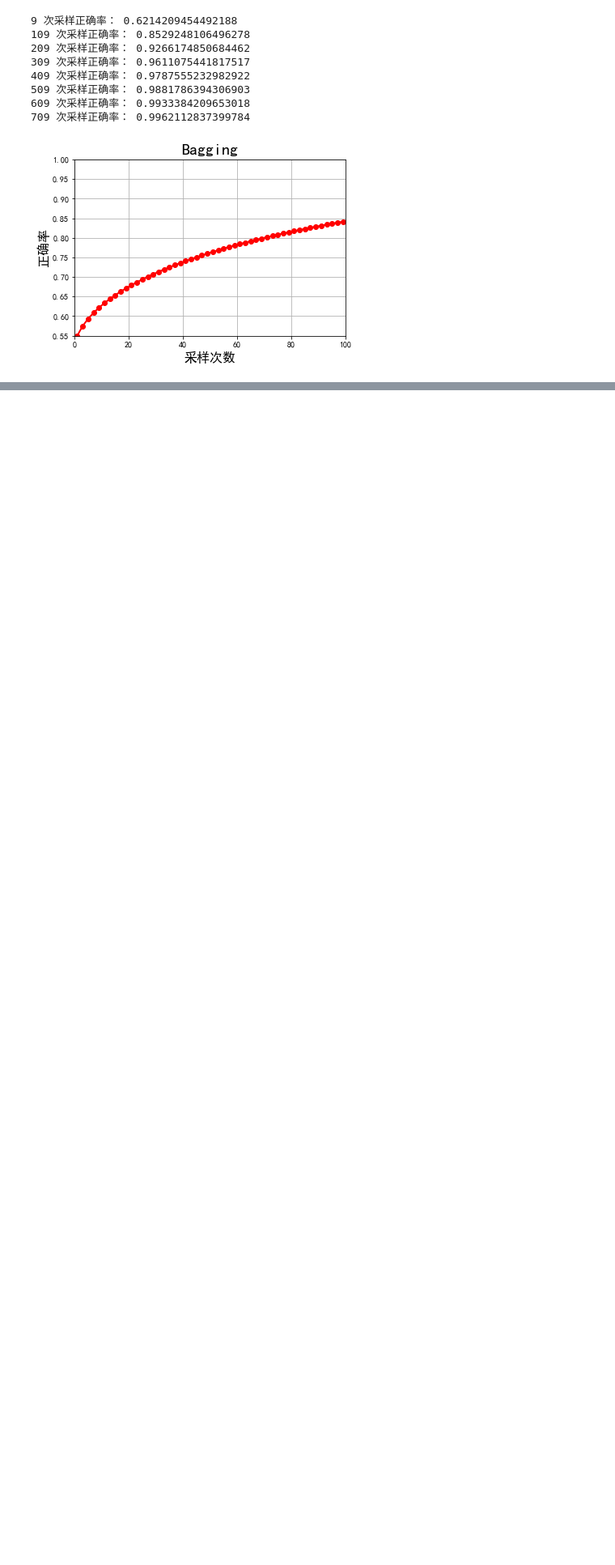
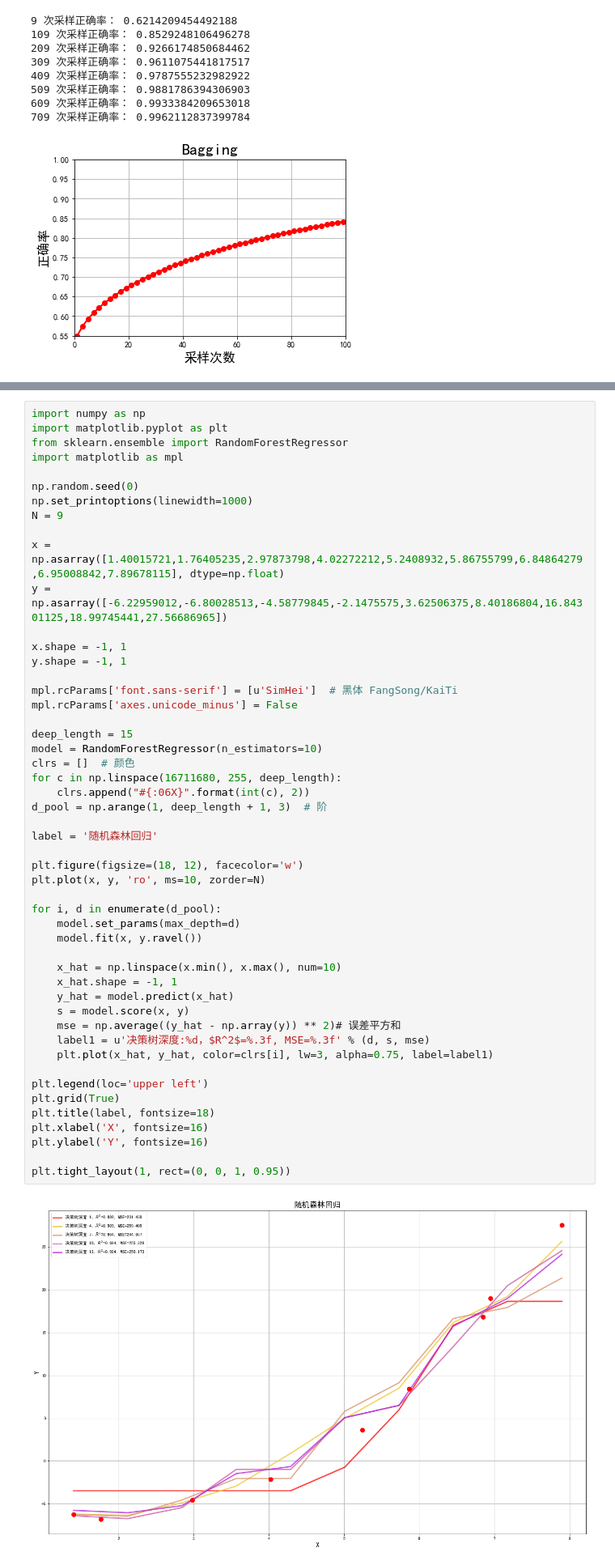
Before and after one commit to JJZHK-AI/AIKnowledgeBase, a Jupyter notebook: 02.机器学习/05.集成算法之Bagging与随机森林.ipynb, the cells around one changed output, grey strips where cells are left out. Shown at 81% size. Saved outputs shown, nothing was run; the diff lists cells and outputs as text; blank space fills up the shorter version.

```diff
--- a/02.机器学习/05.集成算法之Bagging与随机森林.ipynb
+++ b/02.机器学习/05.集成算法之Bagging与随机森林.ipynb
@@ -116,0 +204,52 @@ plt.grid(b=True)
+# %%
+import numpy as np
+import matplotlib.pyplot as plt
+from sklearn.ensemble import RandomForestRegressor
+import matplotlib as mpl
+
+np.random.seed(0)
+np.set_printoptions(linewidth=1000)
+N = 9
+
+x = np.asarray([1.40015721,1.76405235,2.97873798,4.02272212,5.2408932,5.86755799,6.84864279,6.95008842,7.89678115], dtype=np.float)
+y = np.asarray([-6.22959012,-6.80028513,-4.58779845,-2.1475575,3.62506375,8.40186804,16.84301125,18.99745441,27.56686965])
+
+x.shape = -1, 1
+y.shape = -1, 1
+
+mpl.rcParams['font.sans-serif'] = [u'SimHei']  # 黑体 FangSong/KaiTi
+mpl.rcParams['axes.unicode_minus'] = False
+
+deep_length = 15
+model = RandomForestRegressor(n_estimators=10)
+clrs = []  # 颜色
+for c in np.linspace(16711680, 255, deep_length):
+    clrs.append("#{:06X}".format(int(c), 2))
+d_pool = np.arange(1, deep_length + 1, 3)  # 阶
+
+label = '随机森林回归'
+
+plt.figure(figsize=(18, 12), facecolor='w')
+plt.plot(x, y, 'ro', ms=10, zorder=N)
+
+for i, d in enumerate(d_pool):
+    model.set_params(max_depth=d)
+    model.fit(x, y.ravel())
+
+    x_hat = np.linspace(x.min(), x.max(), num=10)
+    x_hat.shape = -1, 1
+    y_hat = model.predict(x_hat)
+    s = model.score(x, y)
+    mse = np.average((y_hat - np.array(y)) ** 2)# 误差平方和
+    label1 = u'决策树深度:%d，$R^2$=%.3f, MSE=%.3f' % (d, s, mse)
+    plt.plot(x_hat, y_hat, color=clrs[i], lw=3, alpha=0.75, label=label1)
+
+plt.legend(loc='upper left')
+plt.grid(True)
+plt.title(label, fontsize=18)
+plt.xlabel('X', fontsize=16)
+plt.ylabel('Y', fontsize=16)
+
+plt.tight_layout(1, rect=(0, 0, 1, 0.95))
+# %% [output]
+[figure, added]
```
Also changed, not shown: parts of 5 cells of this notebook, 4 other files.
